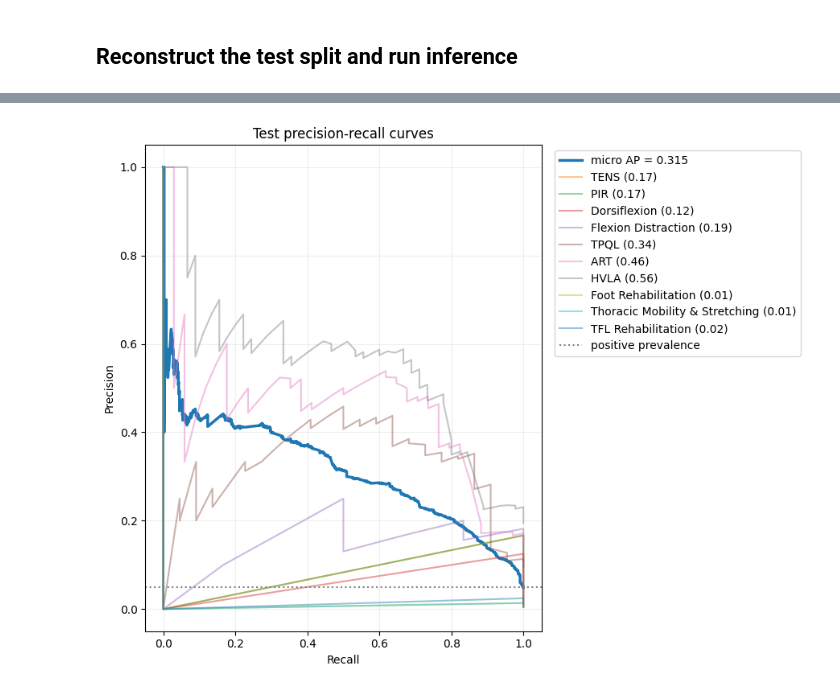
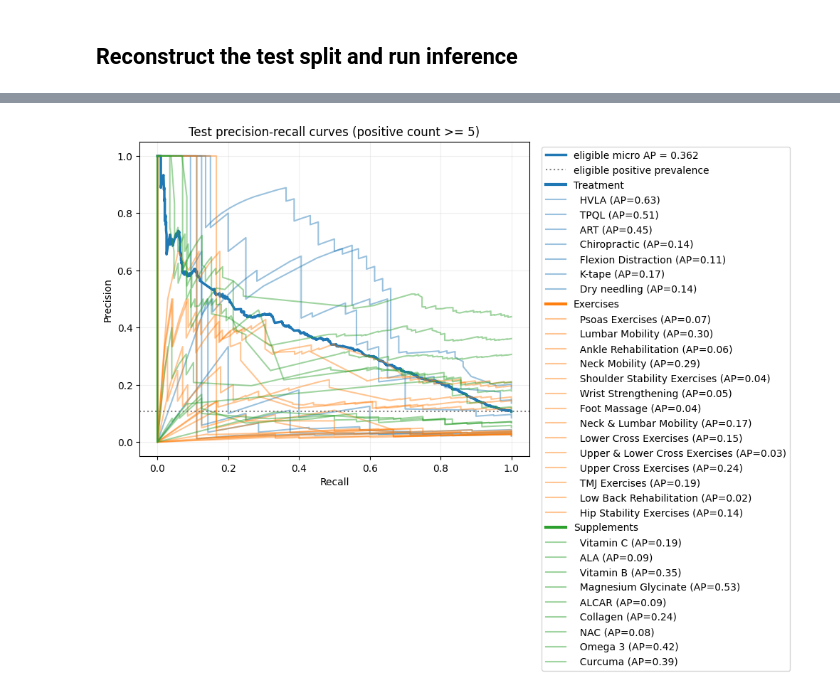
Before and after one commit to channguyen47/BMRA_modular_MLC, a Jupyter notebook: notebooks/02_classifier_assessment.ipynb, the cells around one changed output, grey strips where cells are left out. Saved outputs shown, nothing was run; the diff lists cells and outputs as text; code cells hidden in the pictures.

```diff
--- a/notebooks/02_classifier_assessment.ipynb
+++ b/notebooks/02_classifier_assessment.ipynb
@@ -37,7 +41,7 @@ from src.training import build_loss
 ## Select and load one artifact
 # %%
 PROJECT_BASENAME = "bmra_student_project"
-RUN_ID = "b5874d285eb0"
+RUN_ID = "2480667c9a2c"
 
 artifact_dir = ROOT / "artifacts" / PROJECT_BASENAME / RUN_ID
 required_files = {
@@ -162,0 +237,13 @@ logits.shape, test_loss
+# %%
+train_features, train_targets, train_feature_masks, train_label_masks = train_data.tensors
+test_features, _, test_feature_masks, _ = test_data.tensors
+benchmark = build_benchmark(benchmark_config).fit(
+    train_features.numpy(),
+    train_targets.numpy(),
+    train_feature_masks.numpy(),
+    train_label_masks.numpy(),
+)
+benchmark_probability_array = benchmark.predict_proba(
+    test_features.numpy(), test_feature_masks.numpy()
+)
+benchmark_probability_array.shape, benchmark.backend_counts()
@@ -316,31 +563,51 @@ plt.show()
 # %%
 micro_precision_curve, micro_recall_curve, _ = precision_recall_curve(
-    flat_targets, flat_scores
+    eligible_targets, eligible_scores
 )
-fig, axis = plt.subplots(figsize=(9, 7))
-axis.plot(
+micro_average_precision = average_precision_score(eligible_targets, eligible_scores)
+fig, axis = plt.subplots(figsize=(10, 7))
+micro_pr_line, = axis.plot(
     micro_recall_curve,
     micro_precision_curve,
     linewidth=2.5,
-    label=f"micro AP = {evaluation['micro_average_precision']:.3f}",
 )
-for label in top_auc_labels.index:
+pr_curve_handles = {}
+for label, row in top_auc_labels.iterrows():
     index = label_columns.index(label)
     observed = mask_array[:, index]
     precision_curve, recall_curve, _ = precision_recall_curve(
         target_array[observed, index], probability_array[observed, index]
     )
-    axis.plot(
+    pr_curve_handles[label], = axis.plot(
         recall_curve,
         precision_curve,
+        color=group_colors[row["group"]],
         alpha=0.45,
-        label=f"{label} ({per_label.loc[label, 'average_precision']:.2f})",
     )
-axis.axhline(flat_targets.mean(), color="grey", linestyle=":", label="positive prevalence")
-axis.set(xlabel="Recall", ylabel="Precision", title="Test precision-recall curves")
+prevalence_line = axis.axhline(
+    eligible_targets.mean(), color="grey", linestyle=":"
+)
+legend_handles = [micro_pr_line, prevalence_line]
+legend_labels = [
+    f"eligible micro AP = {micro_average_precision:.3f}",
+    "eligible positive prevalence",
+]
+for group in plotted_groups:
+    legend_handles.append(Line2D([0], [0], color=group_colors[group], linewidth=3))
+    legend_labels.append(group)
+    for label, row in top_auc_labels.loc[top_auc_labels["group"] == group].iterrows():
+        legend_handles.append(pr_curve_handles[label])
+        legend_labels.append(
+            f"  {label} (AP={row['average_precision']:.2f})"
+        )
+axis.set(
+    xlabel="Recall",
+    ylabel="Precision",
+    title=f"Test precision-recall curves (positive count >= {MIN_LABEL_COUNT})",
+)
 axis.grid(alpha=0.2)
-axis.legend(bbox_to_anchor=(1.02, 1), loc="upper left")
+axis.legend(legend_handles, legend_labels, bbox_to_anchor=(1.02, 1), loc="upper left")
 plt.tight_layout()
 plt.show()
 # %% [output]
-[figure, old version]
+[figure, new version]
```
Also changed, not shown: parts of 19 cells of this notebook, 16 other files.
